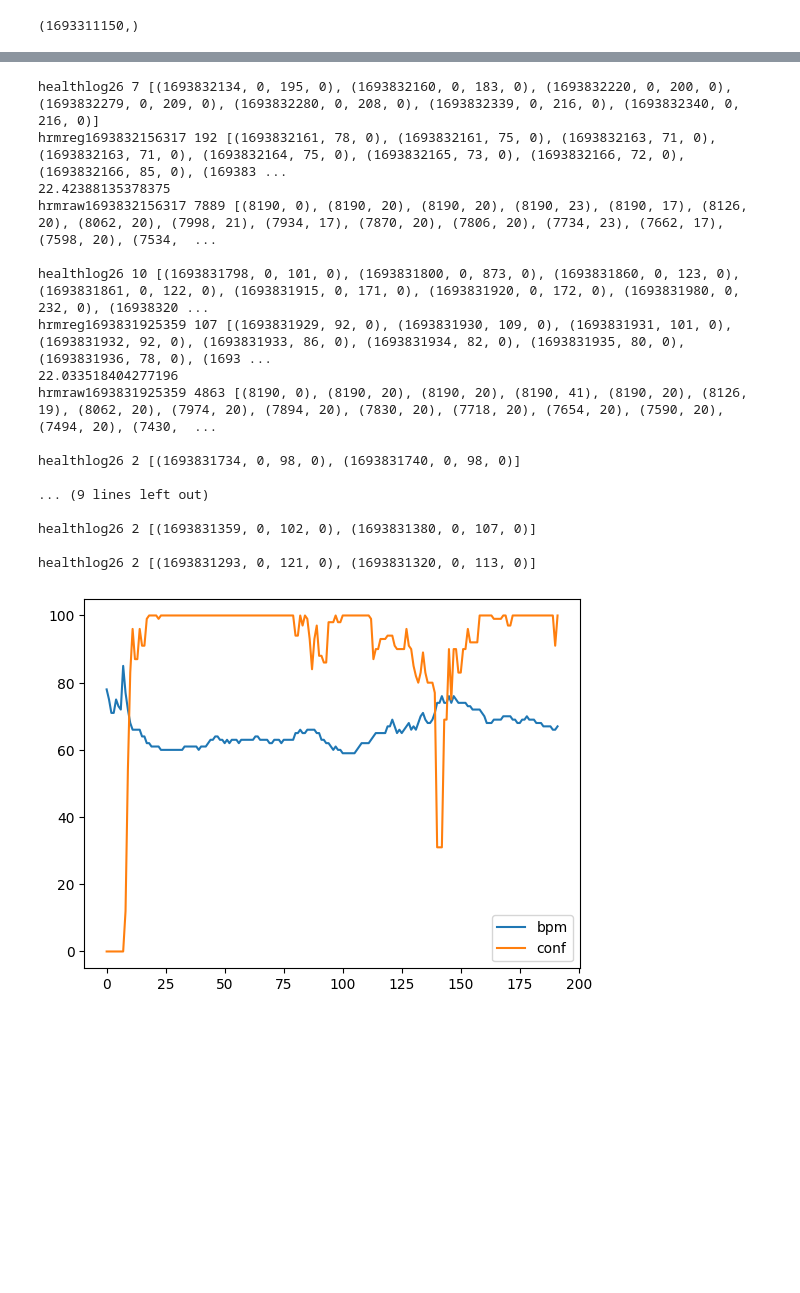
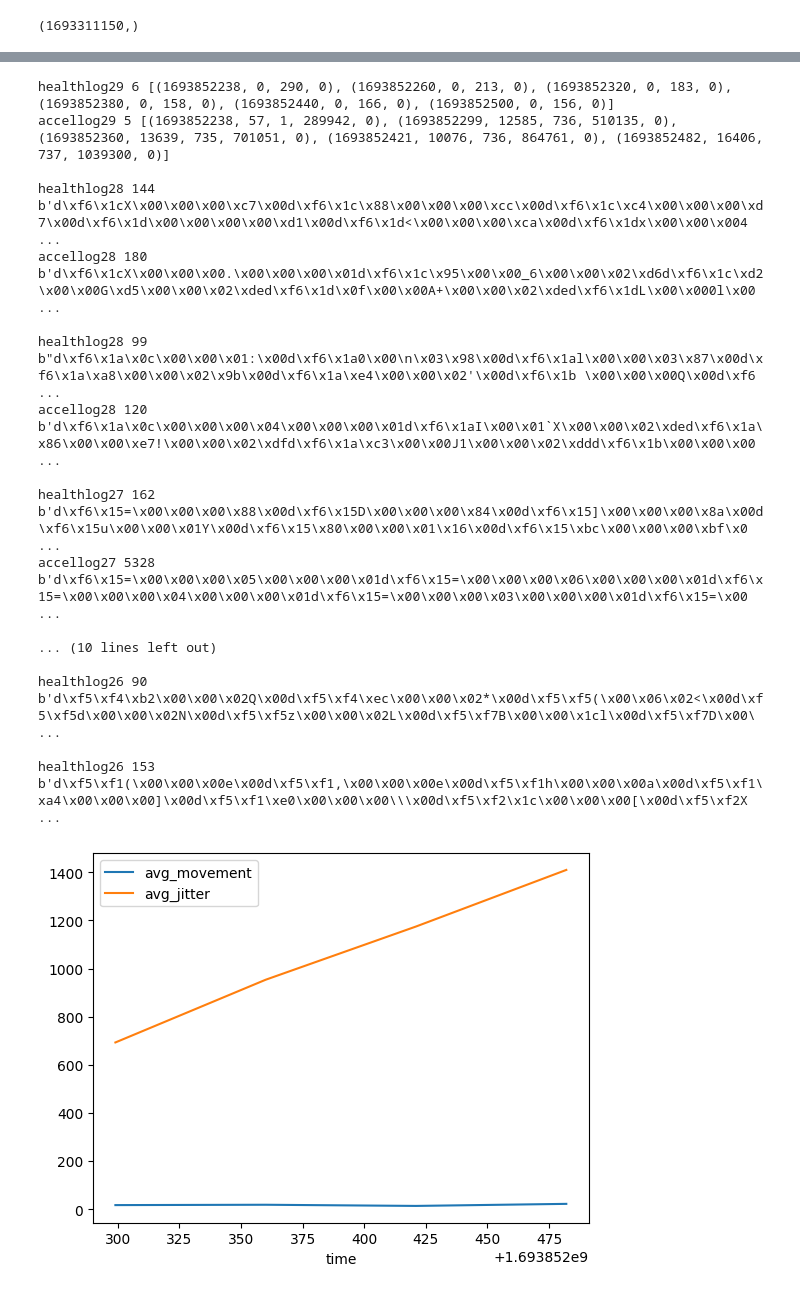
Before and after one commit to velaboratory/bangle, a Jupyter notebook: sync_server/analyze.ipynb, the cells around one changed output, grey strips where cells are left out. Drawn from its saved outputs; the diff is of its cells as text; code cells hidden in the pictures; blank space fills up the shorter version.

```diff
--- a/sync_server/analyze.ipynb
+++ b/sync_server/analyze.ipynb
@@ -49,55 +49,56 @@ with sqlite3.connect("app.db") as con:
 ('6a41b8c25d5347d686ce44038f82e7ea', '6865616C74686C6F6732333A64F522E400000B0C260A68726D6C6F6732333A64F522E9750064F522E9610064F522EA640064F522EA740064F522EB700064F522EC690064F522ED630064F522ED690064F5 ...
 ('ae42be58ce1e49b6a8df26d7830b66a4', '6865616C74686C6F6732333A64F5229500000B0C830A68726D6C6F6732333A64F52299650064F5229A5E0064F5229B580064F5229C550064F5229D530064F5229E510064F5229E500064F5229F512864F5 ...
 # %%
-
+# check data
 
 import sqlite3
 import pandas as pd
 import struct
 import binascii;
 import datetime
 import base64
 with sqlite3.connect("app.db") as con:
     res = con.execute("select uuid, hex(data) from data_sync where complete=1 order by dt desc")
     all_data = res.fetchall()
     for t in all_data[0:10]:
         files = bytearray.fromhex(t[1]).decode().split("\n")
         for f in files:
             parts = f.split(":")
             filename = parts[0]
             data = base64.b64decode(parts[1])
             if "hrmraw" in filename:
                 data = list(struct.iter_unpack(">HB",data))
                 df_raw = pd.DataFrame(data,columns=["value","time_delta"])
-                df_raw["time"] = df_raw.time_delta.cumsum()
-
-                if(len(data) > 0): df_raw.plot(x="time",y="value")
-                print(df_raw.time_delta.mean())
             elif "hrmreg" in filename:
                 data = list(struct.iter_unpack(">IBB",data))
                 df_reg = pd.DataFrame(data,columns=["time","bpm","conf"])
-                if(len(data) > 0): df_reg[["bpm","conf"]].plot()
-            elif "healthlog" in filename:
+            elif "healthlog30" in filename:
                 data = list(struct.iter_unpack(">IHHB",data))
+            elif "accellog30" in filename:
+                data = list(struct.iter_unpack(">IIIIH",data))
+                df_acc = pd.DataFrame(data,columns=["time","movement","samples","jitter","padding"])
+                df_acc["avg_movement"] = df_acc.movement/df_acc.samples
+                df_acc["avg_jitter"] = df_acc.jitter/df_acc.samples
+                df_acc[df_acc.samples > 5].plot(x="time",y=["avg_movement","avg_jitter"])
             print(filename, len(data), data)
 
         print()
 # %% [output]
-healthlog26 7 [(1693832134, 0, 195, 0), (1693832160, 0, 183, 0), (1693832220, 0, 200, 0), (1693832279, 0, 209, 0), (1693832280, 0, 208, 0), (1693832339, 0, 216, 0), (1693832340, 0, 216, 0)]
-hrmreg1693832156317 192 [(1693832161, 78, 0), (1693832161, 75, 0), (1693832163, 71, 0), (1693832163, 71, 0), (1693832164, 75, 0), (1693832165, 73, 0), (1693832166, 72, 0), (1693832166, 85, 0), (169383 ...
-22.42388135378375
-hrmraw1693832156317 7889 [(8190, 0), (8190, 20), (8190, 20), (8190, 23), (8190, 17), (8126, 20), (8062, 20), (7998, 21), (7934, 17), (7870, 20), (7806, 20), (7734, 23), (7662, 17), (7598, 20), (7534,  ...
+healthlog29 6 [(1693852238, 0, 290, 0), (1693852260, 0, 213, 0), (1693852320, 0, 183, 0), (1693852380, 0, 158, 0), (1693852440, 0, 166, 0), (1693852500, 0, 156, 0)]
+accellog29 5 [(1693852238, 57, 1, 289942, 0), (1693852299, 12585, 736, 510135, 0), (1693852360, 13639, 735, 701051, 0), (1693852421, 10076, 736, 864761, 0), (1693852482, 16406, 737, 1039300, 0)]
 
-healthlog26 10 [(1693831798, 0, 101, 0), (1693831800, 0, 873, 0), (1693831860, 0, 123, 0), (1693831861, 0, 122, 0), (1693831915, 0, 171, 0), (1693831920, 0, 172, 0), (1693831980, 0, 232, 0), (16938320 ...
-hrmreg1693831925359 107 [(1693831929, 92, 0), (1693831930, 109, 0), (1693831931, 101, 0), (1693831932, 92, 0), (1693831933, 86, 0), (1693831934, 82, 0), (1693831935, 80, 0), (1693831936, 78, 0), (1693 ...
-22.033518404277196
-hrmraw1693831925359 4863 [(8190, 0), (8190, 20), (8190, 20), (8190, 41), (8190, 20), (8126, 19), (8062, 20), (7974, 20), (7894, 20), (7830, 20), (7718, 20), (7654, 20), (7590, 20), (7494, 20), (7430,  ...
+healthlog28 144 b'd\xf6\x1cX\x00\x00\x00\xc7\x00d\xf6\x1c\x88\x00\x00\x00\xcc\x00d\xf6\x1c\xc4\x00\x00\x00\xd7\x00d\xf6\x1d\x00\x00\x00\x00\xd1\x00d\xf6\x1d<\x00\x00\x00\xca\x00d\xf6\x1dx\x00\x00\x004 ...
+accellog28 180 b'd\xf6\x1cX\x00\x00\x00.\x00\x00\x00\x01d\xf6\x1c\x95\x00\x00_6\x00\x00\x02\xd6d\xf6\x1c\xd2\x00\x00G\xd5\x00\x00\x02\xded\xf6\x1d\x0f\x00\x00A+\x00\x00\x02\xded\xf6\x1dL\x00\x000l\x00 ...
 
-healthlog26 2 [(1693831734, 0, 98, 0), (1693831740, 0, 98, 0)]
+healthlog28 99 b"d\xf6\x1a\x0c\x00\x00\x01:\x00d\xf6\x1a0\x00\n\x03\x98\x00d\xf6\x1al\x00\x00\x03\x87\x00d\xf6\x1a\xa8\x00\x00\x02\x9b\x00d\xf6\x1a\xe4\x00\x00\x02'\x00d\xf6\x1b \x00\x00\x00Q\x00d\xf6 ...
+accellog28 120 b'd\xf6\x1a\x0c\x00\x00\x00\x04\x00\x00\x00\x01d\xf6\x1aI\x00\x01`X\x00\x00\x02\xded\xf6\x1a\x86\x00\x00\xe7!\x00\x00\x02\xdfd\xf6\x1a\xc3\x00\x00J1\x00\x00\x02\xddd\xf6\x1b\x00\x00\x00 ...
 
-... (9 lines left out)
+healthlog27 162 b'd\xf6\x15=\x00\x00\x00\x88\x00d\xf6\x15D\x00\x00\x00\x84\x00d\xf6\x15]\x00\x00\x00\x8a\x00d\xf6\x15u\x00\x00\x01Y\x00d\xf6\x15\x80\x00\x00\x01\x16\x00d\xf6\x15\xbc\x00\x00\x00\xbf\x0 ...
+accellog27 5328 b'd\xf6\x15=\x00\x00\x00\x05\x00\x00\x00\x01d\xf6\x15=\x00\x00\x00\x06\x00\x00\x00\x01d\xf6\x15=\x00\x00\x00\x04\x00\x00\x00\x01d\xf6\x15=\x00\x00\x00\x03\x00\x00\x00\x01d\xf6\x15=\x00 ...
 
-healthlog26 2 [(1693831359, 0, 102, 0), (1693831380, 0, 107, 0)]
+... (10 lines left out)
 
-healthlog26 2 [(1693831293, 0, 121, 0), (1693831320, 0, 113, 0)]
+healthlog26 90 b'd\xf5\xf4\xb2\x00\x00\x02Q\x00d\xf5\xf4\xec\x00\x00\x02*\x00d\xf5\xf5(\x00\x06\x02<\x00d\xf5\xf5d\x00\x00\x02N\x00d\xf5\xf5z\x00\x00\x02L\x00d\xf5\xf7B\x00\x00\x1cl\x00d\xf5\xf7D\x00\ ...
+
+healthlog26 153 b'd\xf5\xf1(\x00\x00\x00e\x00d\xf5\xf1,\x00\x00\x00e\x00d\xf5\xf1h\x00\x00\x00a\x00d\xf5\xf1\xa4\x00\x00\x00]\x00d\xf5\xf1\xe0\x00\x00\x00\\\x00d\xf5\xf2\x1c\x00\x00\x00[\x00d\xf5\xf2X ...
-[figure, old version]
+[figure, new version]
```
Also changed, not shown: parts of 3 cells of this notebook, 3 other files.
